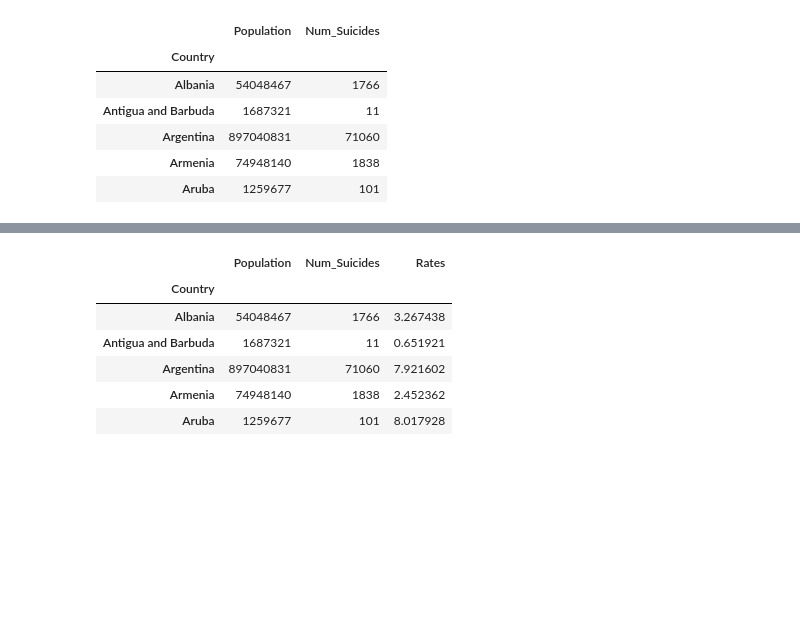
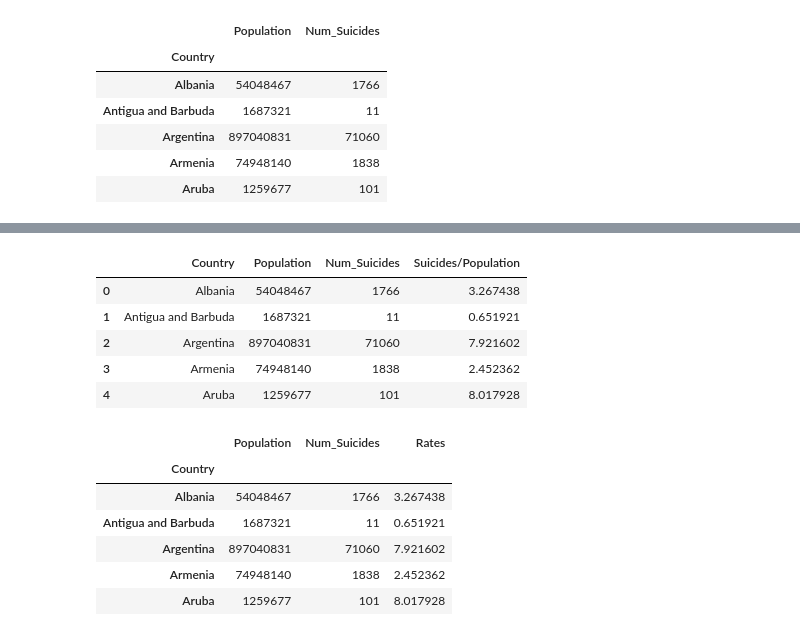
Before and after one commit to cinlaozdemir/Project-Week-3-Data-Thieves, a Jupyter notebook: your-project/Project3_DescStats-Copy2.ipynb, the cells around one changed output, grey strips where cells are left out. Saved outputs shown, nothing was run; the diff lists cells and outputs as text; code cells hidden in the pictures; blank space fills up the shorter version.

```diff
--- a/your-project/Project3_DescStats-Copy2.ipynb
+++ b/your-project/Project3_DescStats-Copy2.ipynb
@@ -200,3 +223,12 @@ suicides_rate.head()
+# %%
+rate2015.head()
+# %% [output]
+|  | Country | Population | Num_Suicides | Suicides/Population |
+| 0 | Albania | 54048467 | 1766 | 3.267438 |
+| 1 | Antigua and Barbuda | 1687321 | 11 | 0.651921 |
+| 2 | Argentina | 897040831 | 71060 | 7.921602 |
+| 3 | Armenia | 74948140 | 1838 | 2.452362 |
+| 4 | Aruba | 1259677 | 101 | 8.017928 |
 # %%
 suicides_rate['Rates'] = (suicides_rate['Num_Suicides']/suicides_rate['Population'])*100000
 # %%
```
Also changed, not shown: parts of 3 cells of this notebook.
